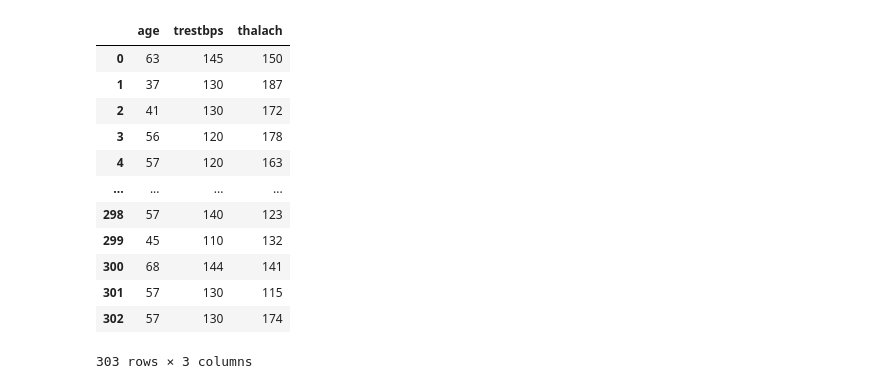
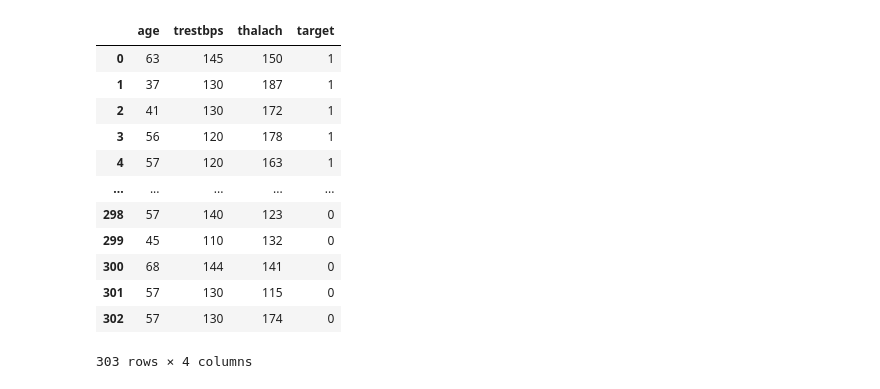
Before and after one commit to wasikjakub/bayesian-heart-disease-prediction, a Jupyter notebook: posterior.ipynb, the cells around one changed output. Saved outputs shown, nothing was run; the diff lists cells and outputs as text; code cells hidden in the pictures.

```diff
--- a/posterior.ipynb
+++ b/posterior.ipynb
@@ -11,17 +7,17 @@ data_pd = data.copy()
 # %%
-data1 = data[['age', 'trestbps', 'thalach']]
+data1 = data[['age', 'trestbps', 'thalach', 'target']]
 data1
 # %% [output]
-|  | age | trestbps | thalach |
-| 0 | 63 | 145 | 150 |
-| 1 | 37 | 130 | 187 |
-| 2 | 41 | 130 | 172 |
-| 3 | 56 | 120 | 178 |
-| 4 | 57 | 120 | 163 |
-| ... | ... | ... | ... |
-| 298 | 57 | 140 | 123 |
-| 299 | 45 | 110 | 132 |
-| 300 | 68 | 144 | 141 |
-| 301 | 57 | 130 | 115 |
-| 302 | 57 | 130 | 174 |
+|  | age | trestbps | thalach | target |
+| 0 | 63 | 145 | 150 | 1 |
+| 1 | 37 | 130 | 187 | 1 |
+| 2 | 41 | 130 | 172 | 1 |
+| 3 | 56 | 120 | 178 | 1 |
+| 4 | 57 | 120 | 163 | 1 |
+| ... | ... | ... | ... | ... |
+| 298 | 57 | 140 | 123 | 0 |
+| 299 | 45 | 110 | 132 | 0 |
+| 300 | 68 | 144 | 141 | 0 |
+| 301 | 57 | 130 | 115 | 0 |
+| 302 | 57 | 130 | 174 | 0 |
-303 rows × 3 columns
+303 rows × 4 columns
```
Also changed, not shown: parts of 13 cells of this notebook, 4 other files.
